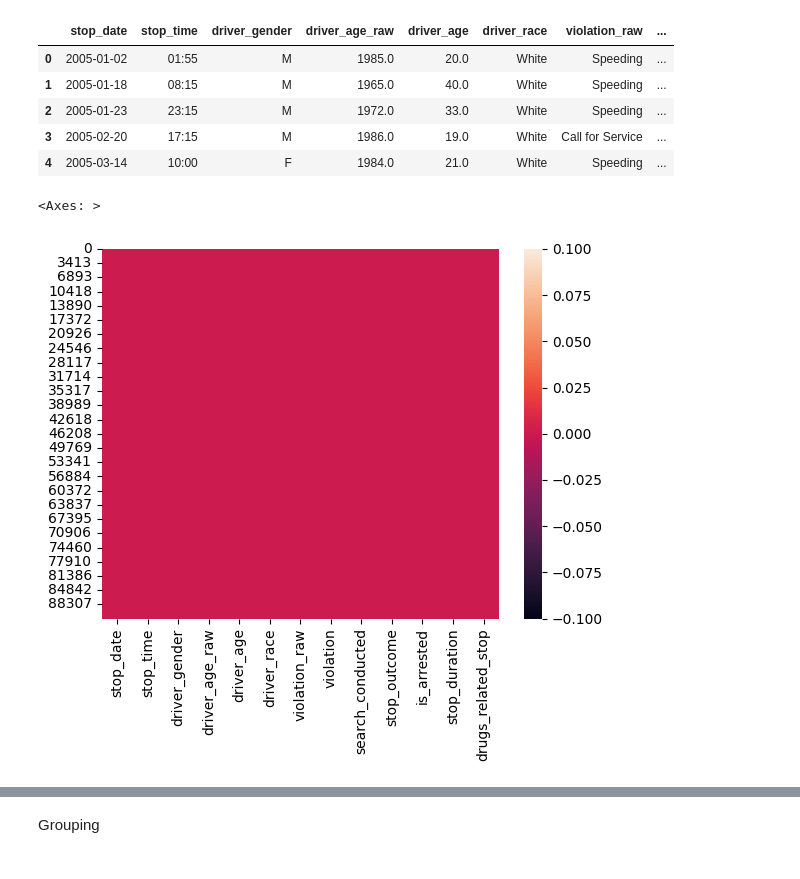
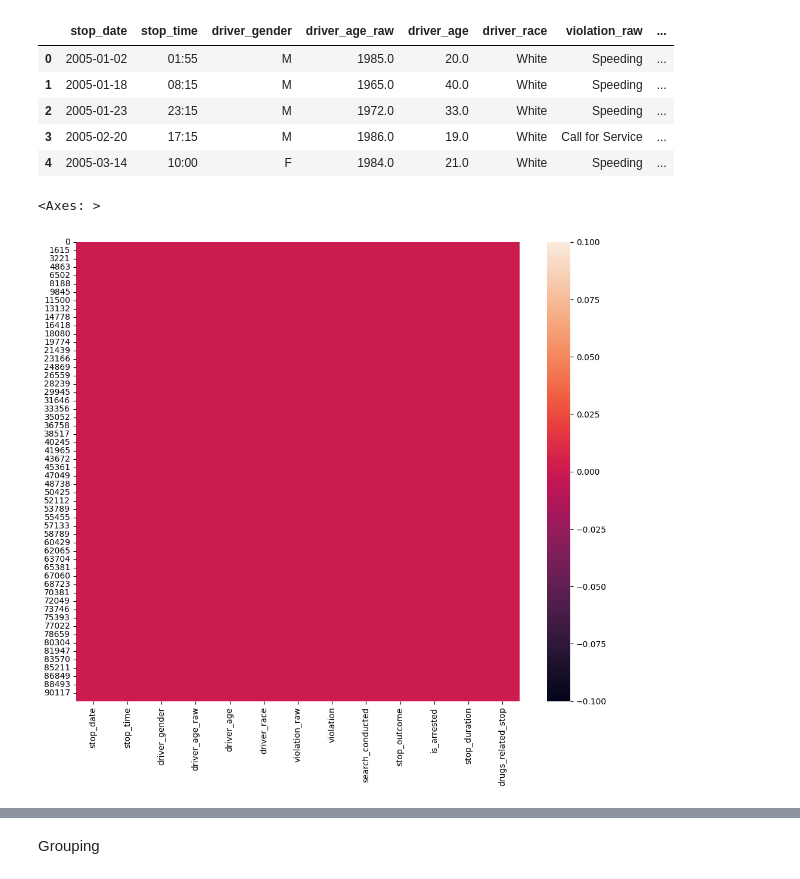
Before and after one commit to Szafranerio/Data_InDepth, a Jupyter notebook: Pandas/Practice/Police.ipynb, the cells around one changed output, grey strips where cells are left out. Cells and saved outputs as stored; diff of their text form; code cells hidden in the pictures.

```diff
--- a/Pandas/Practice/Police.ipynb
+++ b/Pandas/Practice/Police.ipynb
@@ -31,7 +32,8 @@ data.head()
 | 3 | 2005-02-20 | 17:15 | M | 1986.0 | 19.0 | White | Call for Service | ... |
 | 4 | 2005-03-14 | 10:00 | F | 1984.0 | 21.0 | White | Speeding | ... |
 # %%
+plt.figure(figsize=(12,10))
 sns.heatmap(data.isnull())
 # %% [output]
 <Axes: >
-[figure, old version]
+[figure, new version]
```
Also changed, not shown: parts of 8 cells of this notebook.
